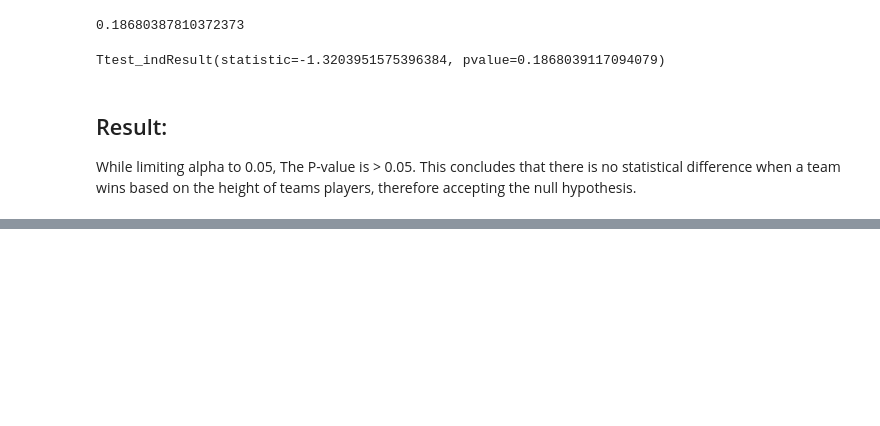
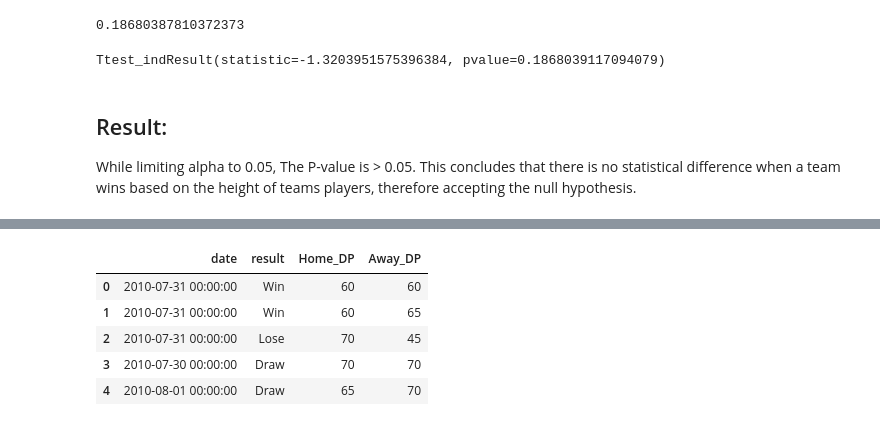
Before and after one commit to Teosoft7/DS_Project2, a Jupyter notebook: Hypothesis_Test.ipynb, the cells around one changed output, grey strips where cells are left out. Drawn from its saved outputs; the diff is of its cells as text; code cells hidden in the pictures; blank space fills up the shorter version.

```diff
--- a/Hypothesis_Test.ipynb
+++ b/Hypothesis_Test.ipynb
@@ -265,0 +324,10 @@ While limiting alpha to 0.05, The P-value is > 0.05. This concludes that there i
+# %%
+df.columns = ['date',  'result', 'Home_DP', 'Away_DP']
+df.head()
+# %% [output]
+|  | date | result | Home_DP | Away_DP |
+| 0 | 2010-07-31 00:00:00 | Win | 60 | 60 |
+| 1 | 2010-07-31 00:00:00 | Win | 60 | 65 |
+| 2 | 2010-07-31 00:00:00 | Lose | 70 | 45 |
+| 3 | 2010-07-30 00:00:00 | Draw | 70 | 70 |
+| 4 | 2010-08-01 00:00:00 | Draw | 65 | 70 |
```
Also changed, not shown: parts of 22 cells of this notebook.
